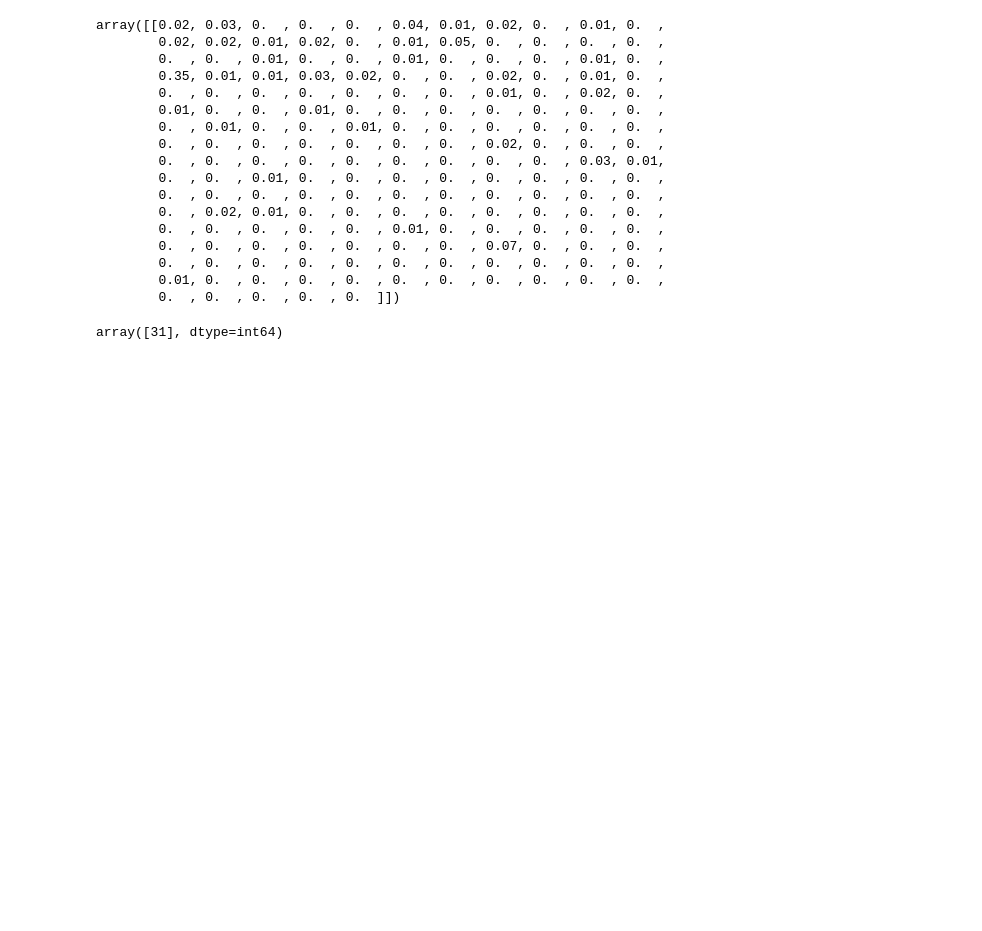
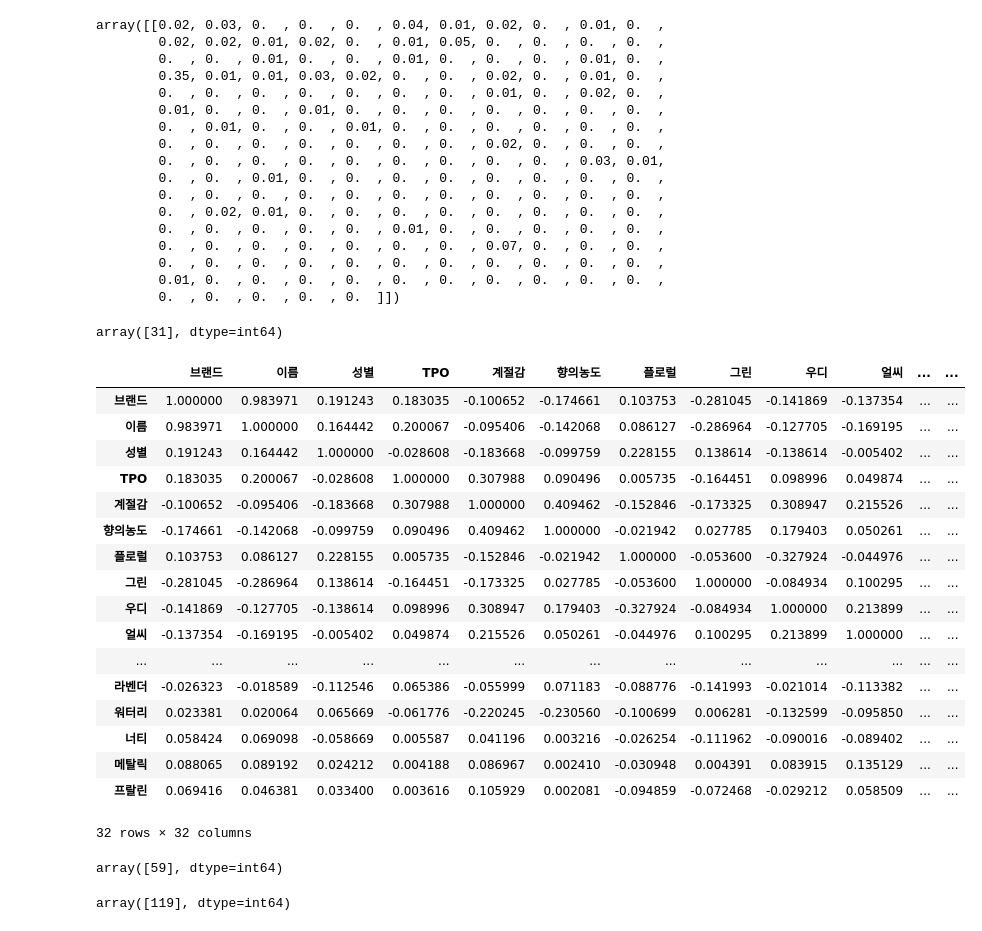
Before and after one commit to Jeongdoh/k_digitaltraning, a Jupyter notebook: day_0309/myproject/devel_frag.ipynb, the cells around one changed output. Cells and saved outputs as stored; diff of their text form; code cells hidden in the pictures; blank space fills up the shorter version.

```diff
--- a/day_0309/myproject/devel_frag.ipynb
+++ b/day_0309/myproject/devel_frag.ipynb
@@ -596,3 +596,36 @@ array([[0.02, 0.03, 0.  , 0.  , 0.  , 0.04, 0.01, 0.02, 0.  , 0.01, 0.  ,
 rf.predict([[6,1,2,6,2,0,0,1,1,0,0,0,0,0,0,11,0,0,0,0,0,0,1,1,0,0,0,0,0,0,0]])
 # %% [output]
 array([31], dtype=int64)
+# %%
+perfume.corr()
+# %% [output]
+|  | 브랜드 | 이름 | 성별 | TPO | 계절감 | 향의농도 | 플로럴 | 그린 | 우디 | 얼씨 | ... | ... |
+| 브랜드 | 1.000000 | 0.983971 | 0.191243 | 0.183035 | -0.100652 | -0.174661 | 0.103753 | -0.281045 | -0.141869 | -0.137354 | ... | ... |
+| 이름 | 0.983971 | 1.000000 | 0.164442 | 0.200067 | -0.095406 | -0.142068 | 0.086127 | -0.286964 | -0.127705 | -0.169195 | ... | ... |
+| 성별 | 0.191243 | 0.164442 | 1.000000 | -0.028608 | -0.183668 | -0.099759 | 0.228155 | 0.138614 | -0.138614 | -0.005402 | ... | ... |
+| TPO | 0.183035 | 0.200067 | -0.028608 | 1.000000 | 0.307988 | 0.090496 | 0.005735 | -0.164451 | 0.098996 | 0.049874 | ... | ... |
+| 계절감 | -0.100652 | -0.095406 | -0.183668 | 0.307988 | 1.000000 | 0.409462 | -0.152846 | -0.173325 | 0.308947 | 0.215526 | ... | ... |
+| 향의농도 | -0.174661 | -0.142068 | -0.099759 | 0.090496 | 0.409462 | 1.000000 | -0.021942 | 0.027785 | 0.179403 | 0.050261 | ... | ... |
+| 플로럴 | 0.103753 | 0.086127 | 0.228155 | 0.005735 | -0.152846 | -0.021942 | 1.000000 | -0.053600 | -0.327924 | -0.044976 | ... | ... |
+| 그린 | -0.281045 | -0.286964 | 0.138614 | -0.164451 | -0.173325 | 0.027785 | -0.053600 | 1.000000 | -0.084934 | 0.100295 | ... | ... |
+| 우디 | -0.141869 | -0.127705 | -0.138614 | 0.098996 | 0.308947 | 0.179403 | -0.327924 | -0.084934 | 1.000000 | 0.213899 | ... | ... |
+| 얼씨 | -0.137354 | -0.169195 | -0.005402 | 0.049874 | 0.215526 | 0.050261 | -0.044976 | 0.100295 | 0.213899 | 1.000000 | ... | ... |
+| ... | ... | ... | ... | ... | ... | ... | ... | ... | ... | ... | ... | ... |
+| 라벤더 | -0.026323 | -0.018589 | -0.112546 | 0.065386 | -0.055999 | 0.071183 | -0.088776 | -0.141993 | -0.021014 | -0.113382 | ... | ... |
+| 워터리 | 0.023381 | 0.020064 | 0.065669 | -0.061776 | -0.220245 | -0.230560 | -0.100699 | 0.006281 | -0.132599 | -0.095850 | ... | ... |
+| 너티 | 0.058424 | 0.069098 | -0.058669 | 0.005587 | 0.041196 | 0.003216 | -0.026254 | -0.111962 | -0.090016 | -0.089402 | ... | ... |
+| 메탈릭 | 0.088065 | 0.089192 | 0.024212 | 0.004188 | 0.086967 | 0.002410 | -0.030948 | 0.004391 | 0.083915 | 0.135129 | ... | ... |
+| 프랄린 | 0.069416 | 0.046381 | 0.033400 | 0.003616 | 0.105929 | 0.002081 | -0.094859 | -0.072468 | -0.029212 | 0.058509 | ... | ... |
+32 rows × 32 columns
+# %%
+# 현아님
+#26,3,1,1,3[2,3,4,8,15]
+rf.predict([[26,3,1,1,3,0,1,1,1,0,0,0,1,0,0,0,0,0,0,1,0,0,0,0,0,0,0,0,0,0,0]])
+# %% [output]
+array([59], dtype=int64)
+# %%
+# 도영님
+#3,3,3,7,3,[1,3,6,8,15]
+rf.predict([[3,3,3,7,3,1,0,1,0,0,1,0,1,0,0,0,0,0,0,1,0,0,0,0,0,0,0,0,0,0,0]])
+# %% [output]
+array([119], dtype=int64)
```
Also changed, not shown: 3 other files.
